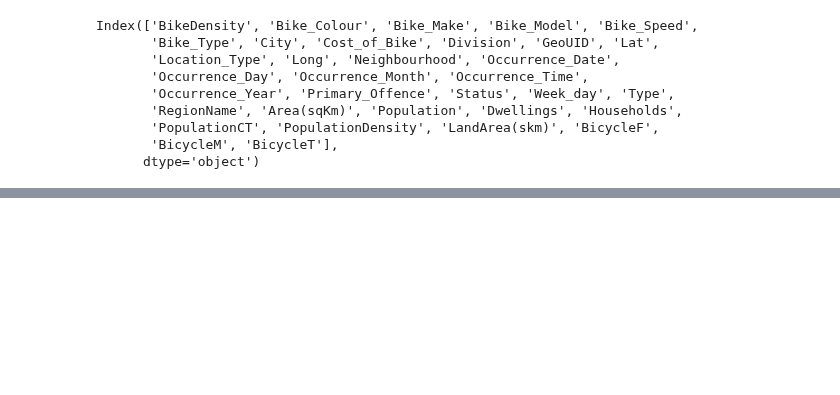
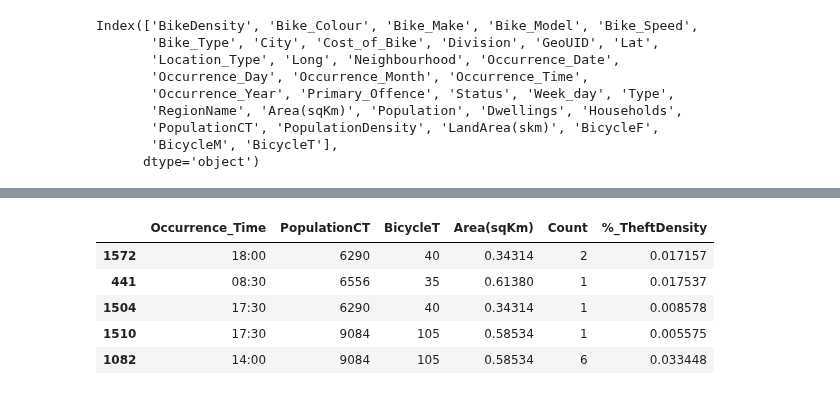
Before and after one commit to TEAM-IMT/bikes-theft-model, a Jupyter notebook: Codigos/Statistics_Census.ipynb, the cells around one changed output, grey strips where cells are left out. Cells and saved outputs as stored; diff of their text form; code cells hidden in the pictures; blank space fills up the shorter version.

```diff
--- a/Codigos/Statistics_Census.ipynb
+++ b/Codigos/Statistics_Census.ipynb
@@ -954,0 +941,27 @@ Stolen_bikes_df
+# %%
+Stolen_bikes_df_D2014 = CityJoint_2014Full[CityJoint_2014Full['Status']=='STOLEN'].groupby(['Occurrence_Time','PopulationCT', 'BicycleT', 'Area(sqKm)']).size().reset_index().rename(columns={0:'Count'})
+Stolen_bikes_df_D2014['%_TheftDensity'] = (Stolen_bikes_df_D2014['Count'] *  Stolen_bikes_df_D2014['Area(sqKm)']) / Stolen_bikes_df_D2014['BicycleT']
+
+Stolen_bikes_df_D2015 = CityJoint_2015Full[CityJoint_2015Full['Status']=='STOLEN'].groupby(['Occurrence_Time','PopulationCT', 'BicycleT', 'Area(sqKm)']).size().reset_index().rename(columns={0:'Count'})
+Stolen_bikes_df_D2015['%_TheftDensity'] = (Stolen_bikes_df_D2015['Count'] *  Stolen_bikes_df_D2015['Area(sqKm)']) / Stolen_bikes_df_D2015['BicycleT']
+
+Stolen_bikes_df_D2016 = CityJoint_2016Full[CityJoint_2016Full['Status']=='STOLEN'].groupby(['Occurrence_Time','PopulationCT', 'BicycleT', 'Area(sqKm)']).size().reset_index().rename(columns={0:'Count'})
+Stolen_bikes_df_D2016['%_TheftDensity'] = (Stolen_bikes_df_D2016['Count'] *  Stolen_bikes_df_D2016['Area(sqKm)']) / Stolen_bikes_df_D2016['BicycleT']
+
+Stolen_bikes_df_D2017 = CityJoint_2017Full[CityJoint_2017Full['Status']=='STOLEN'].groupby(['Occurrence_Time','PopulationCT', 'BicycleT', 'Area(sqKm)']).size().reset_index().rename(columns={0:'Count'})
+Stolen_bikes_df_D2017['%_TheftDensity'] = (Stolen_bikes_df_D2017['Count'] *  Stolen_bikes_df_D2017['Area(sqKm)']) / Stolen_bikes_df_D2017['BicycleT']
+
+Stolen_bikes_df_D2018 = CityJoint_2018Full[CityJoint_2018Full['Status']=='STOLEN'].groupby(['Occurrence_Time','PopulationCT', 'BicycleT', 'Area(sqKm)']).size().reset_index().rename(columns={0:'Count'})
+Stolen_bikes_df_D2018['%_TheftDensity'] = (Stolen_bikes_df_D2018['Count'] *  Stolen_bikes_df_D2018['Area(sqKm)']) / Stolen_bikes_df_D2018['BicycleT']
+
+Stolen_bikes_df_D2019 = CityJoint_2019Full[CityJoint_2019Full['Status']=='STOLEN'].groupby(['Occurrence_Time','PopulationCT', 'BicycleT', 'Area(sqKm)']).size().reset_index().rename(columns={0:'Count'})
+Stolen_bikes_df_D2019['%_TheftDensity'] = (Stolen_bikes_df_D2019['Count'] *  Stolen_bikes_df_D2019['Area(sqKm)']) / Stolen_bikes_df_D2019['BicycleT']
+# %%
+Stolen_bikes_df_D2014.sample(5)
+# %% [output]
+|  | Occurrence_Time | PopulationCT | BicycleT | Area(sqKm) | Count | %_TheftDensity |
+| 1572 | 18:00 | 6290 | 40 | 0.34314 | 2 | 0.017157 |
+| 441 | 08:30 | 6556 | 35 | 0.61380 | 1 | 0.017537 |
+| 1504 | 17:30 | 6290 | 40 | 0.34314 | 1 | 0.008578 |
+| 1510 | 17:30 | 9084 | 105 | 0.58534 | 1 | 0.005575 |
+| 1082 | 14:00 | 9084 | 105 | 0.58534 | 6 | 0.033448 |
```
Also changed, not shown: parts of 2 cells of this notebook.
